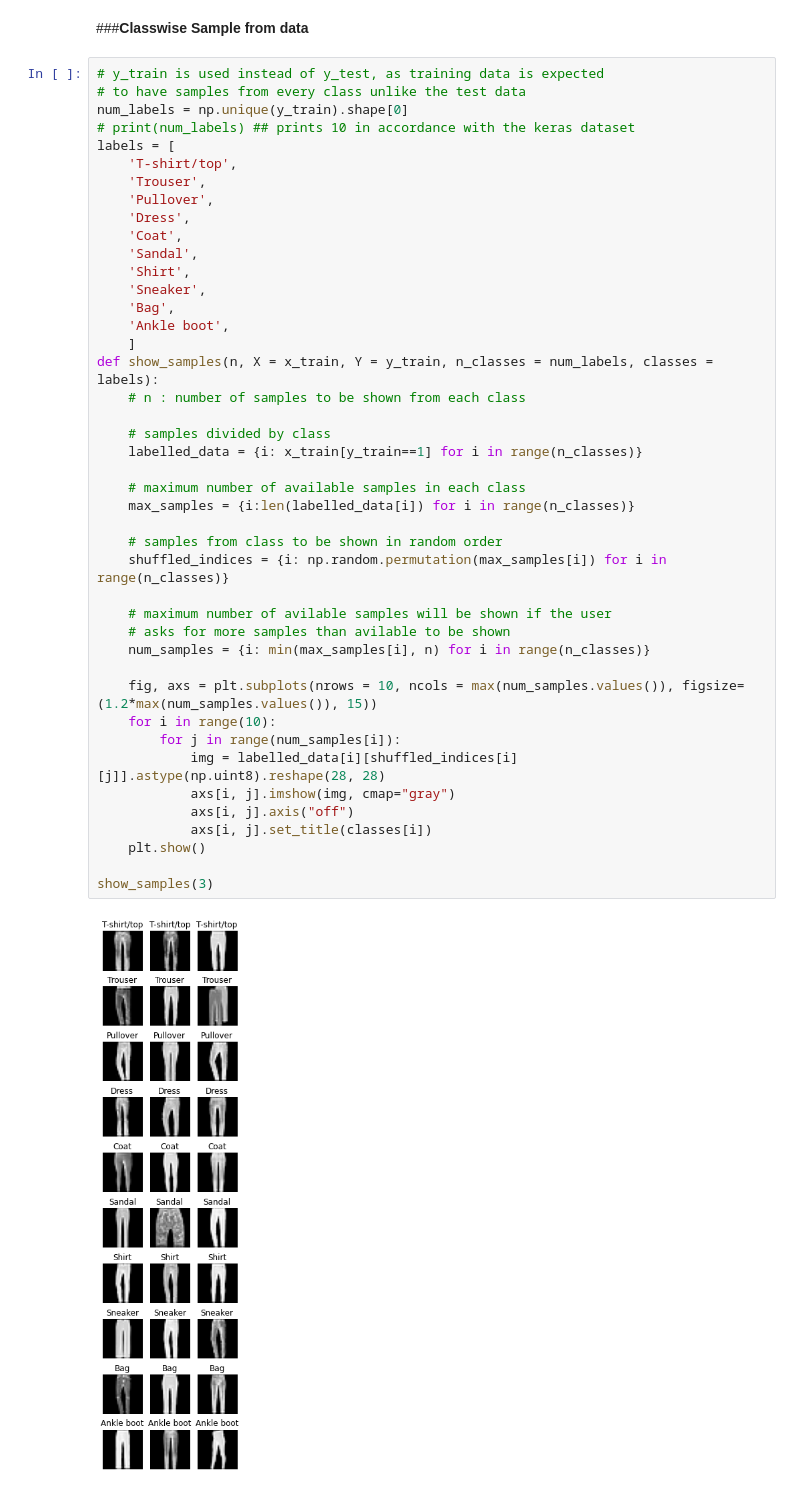
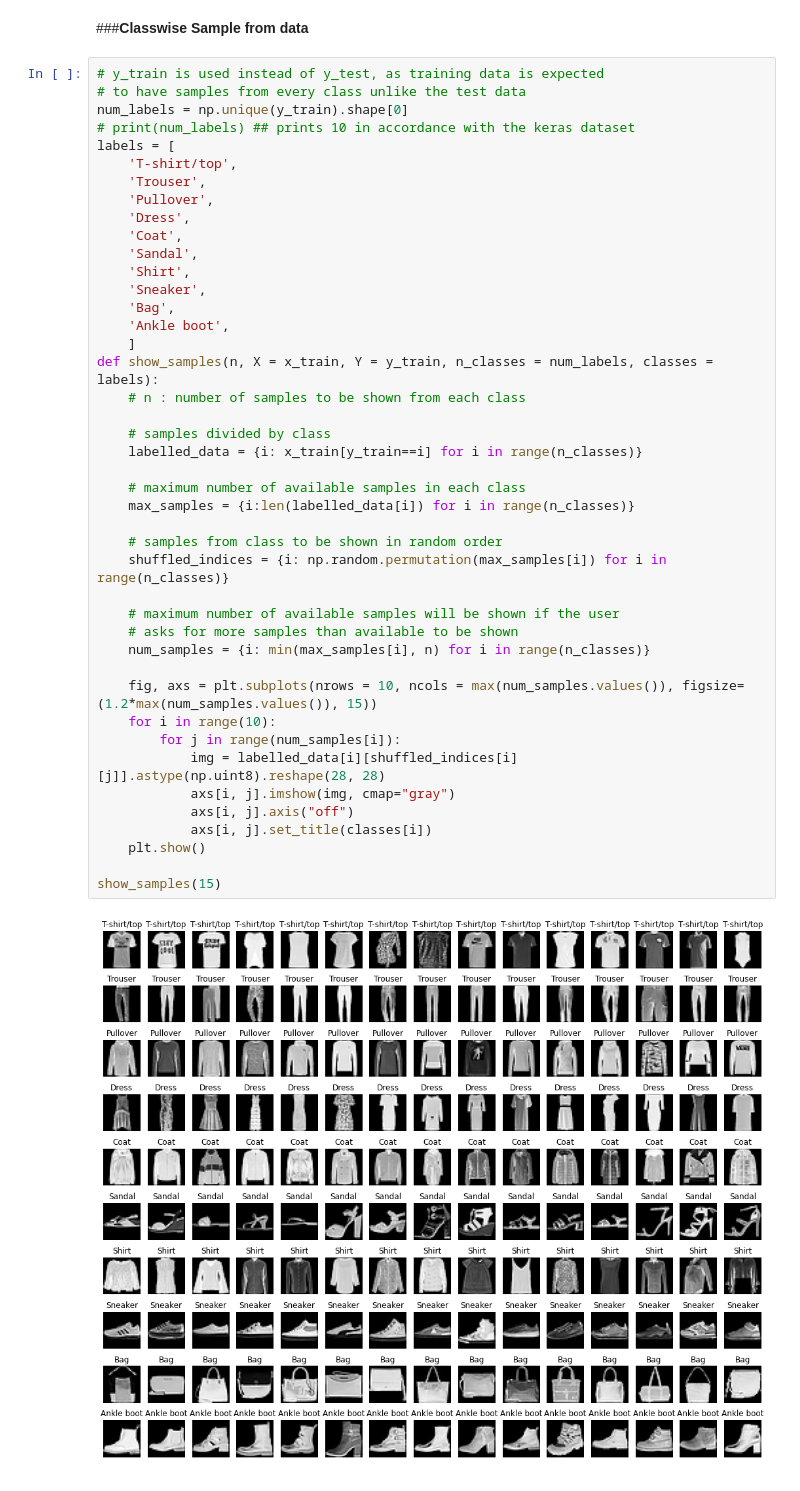
Before and after one commit to sid-betalol/Customizable-Neural-Network, a Jupyter notebook: cs6910_assignment1.ipynb, the cells around one changed output. Cells and saved outputs as stored; diff of their text form.

```diff
--- a/cs6910_assignment1.ipynb
+++ b/cs6910_assignment1.ipynb
@@ -82,35 +82,35 @@ labels = [
     'Coat',
     'Sandal',
     'Shirt',
     'Sneaker',
     'Bag',
     'Ankle boot',
     ]
 def show_samples(n, X = x_train, Y = y_train, n_classes = num_labels, classes = labels):
     # n : number of samples to be shown from each class
 
     # samples divided by class
-    labelled_data = {i: x_train[y_train==1] for i in range(n_classes)}
+    labelled_data = {i: x_train[y_train==i] for i in range(n_classes)}
 
     # maximum number of available samples in each class
     max_samples = {i:len(labelled_data[i]) for i in range(n_classes)}
 
     # samples from class to be shown in random order
     shuffled_indices = {i: np.random.permutation(max_samples[i]) for i in range(n_classes)}
 
-    # maximum number of avilable samples will be shown if the user
-    # asks for more samples than avilable to be shown
+    # maximum number of available samples will be shown if the user
+    # asks for more samples than available to be shown
     num_samples = {i: min(max_samples[i], n) for i in range(n_classes)}
 
     fig, axs = plt.subplots(nrows = 10, ncols = max(num_samples.values()), figsize=(1.2*max(num_samples.values()), 15))
     for i in range(10):
         for j in range(num_samples[i]):
             img = labelled_data[i][shuffled_indices[i][j]].astype(np.uint8).reshape(28, 28)
             axs[i, j].imshow(img, cmap="gray")
             axs[i, j].axis("off")
             axs[i, j].set_title(classes[i])
     plt.show()
 
-show_samples(3)
+show_samples(15)
 # %% [output]
-[figure, old version]
+[figure, new version]
```
Also changed, not shown: parts of 3 cells of this notebook.
